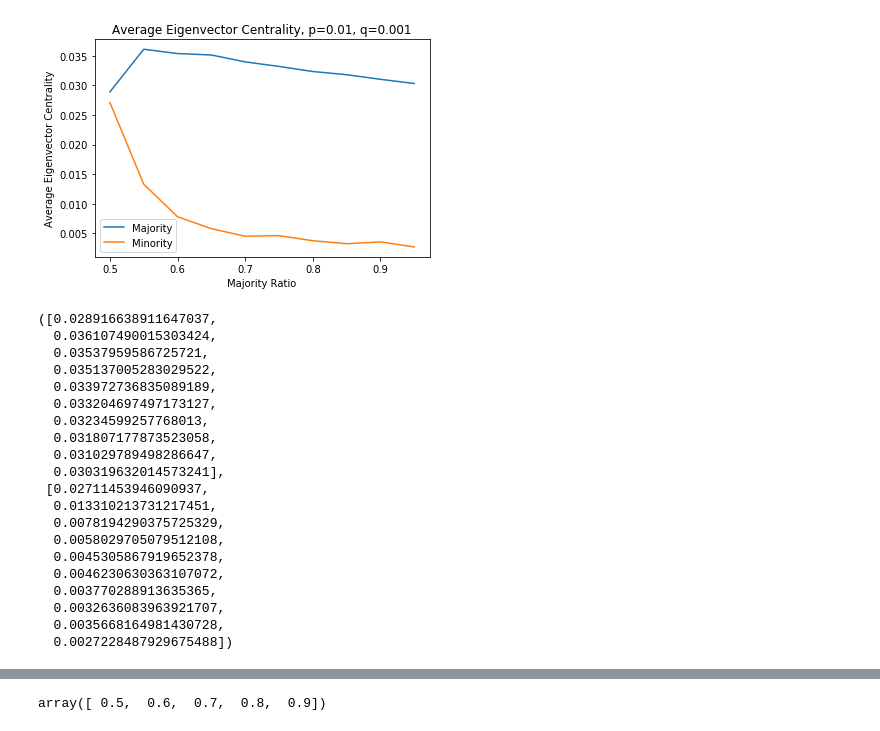
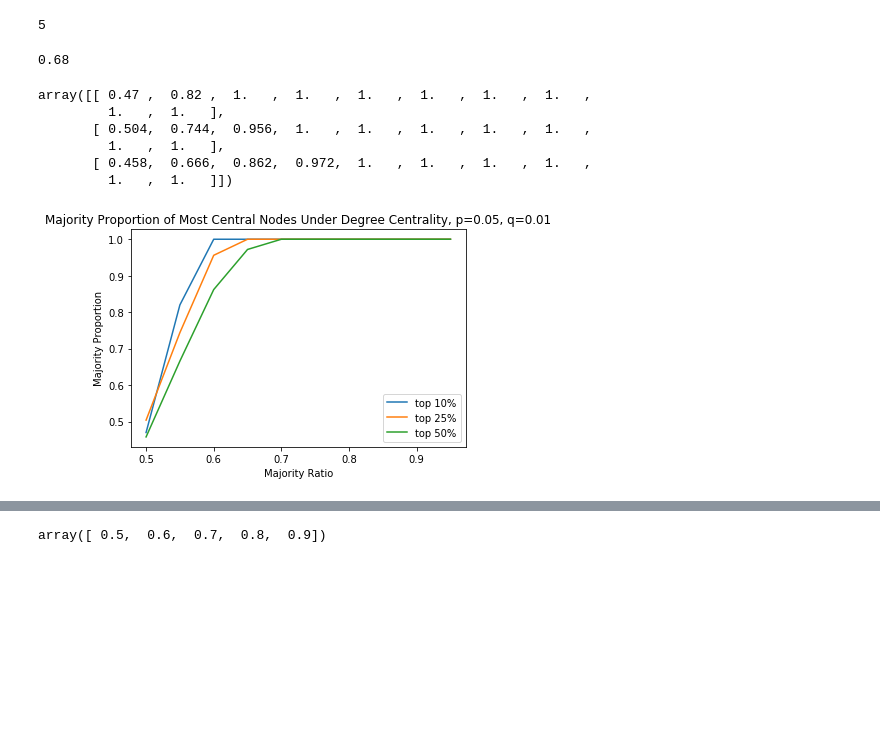
Before and after one commit to emmaling27/networks-research, a Jupyter notebook: stochastic_block_model.ipynb, the cells around one changed output, grey strips where cells are left out. Cells and saved outputs as stored; diff of their text form; code cells hidden in the pictures; blank space fills up the shorter version.

```diff
--- a/stochastic_block_model.ipynb
+++ b/stochastic_block_model.ipynb
@@ -119 +168,5 @@ centrality_types = {
 }
+# %%
+len(centrality_types)
+# %% [output]
+5
@@ -119,0 +207,29 @@ centrality_types = {
+# %%
+def get_maj_ratios(graph_size, probs, centrality_type, maj_min_ratios, top_percents, wedges=0):
+    maj_proportions_matrix = []
+    # Can make this faster! Accidentally inverted the loops eek
+    for top_percent in top_percents:
+        maj_proportions = []
+        for maj_min_ratio in maj_min_ratios:
+            size_maj = int(maj_min_ratio * graph_size)
+            size_min = int(graph_size - size_maj)
+            g = nx.generators.community.stochastic_block_model([size_maj, size_min], probs, seed=0)
+            if wedges > 0:
+                g = close_wedges_simultaneously(g, wedges)
+            node_centrality = get_centrality_types()[centrality_type](g)
+            maj_proportions.append(get_ratio_maj_top_x_percent(size_maj, top_percent, node_centrality))
+        maj_proportions_matrix.append(maj_proportions)
+    return np.array(maj_proportions_matrix)
+# %%
+get_ratio_maj_top_x_percent(500, 10, get_centrality_types()["Degree"](g))
+# %% [output]
+0.68
+# %%
+get_maj_ratios(1000, [[0.05, 0.01],[0.01, 0.05]], "Degree", np.arange(.5, 1, .05), [10, 25, 50])
+# %% [output]
+array([[ 0.47 ,  0.82 ,  1.   ,  1.   ,  1.   ,  1.   ,  1.   ,  1.   ,
+         1.   ,  1.   ],
+       [ 0.504,  0.744,  0.956,  1.   ,  1.   ,  1.   ,  1.   ,  1.   ,
+         1.   ,  1.   ],
+       [ 0.458,  0.666,  0.862,  0.972,  1.   ,  1.   ,  1.   ,  1.   ,
+         1.   ,  1.   ]])
@@ -119,0 +263,4 @@ centrality_types = {
+# %%
+plot_maj_ratios(1000, [[0.05, 0.01],[0.01, 0.05]], "Degree", np.arange(.5, 1, .05), [10, 25, 50])
+# %% [output]
+[figure, added]
@@ -150,24 +325,0 @@ def plot_centrality(graph_size, probs, centrality_type):
-# %%
-plot_centrality(1000, [[0.01, 0.001],[0.001, 0.01]], "Eigenvector")
-# %% [output]
-[figure, removed]
-([0.028916638911647037,
-  0.036107490015303424,
-  0.03537959586725721,
-  0.035137005283029522,
-  0.033972736835089189,
-  0.033204697497173127,
-  0.03234599257768013,
-  0.031807177873523058,
-  0.031029789498286647,
-  0.030319632014573241],
- [0.02711453946090937,
-  0.013310213731217451,
-  0.0078194290375725329,
-  0.0058029705079512108,
-  0.0045305867919652378,
-  0.0046230630363107072,
-  0.003770288913635365,
-  0.0032636083963921707,
-  0.0035668164981430728,
-  0.0027228487929675488])
```
Also changed, not shown: parts of 21 cells of this notebook, 40 other files.
